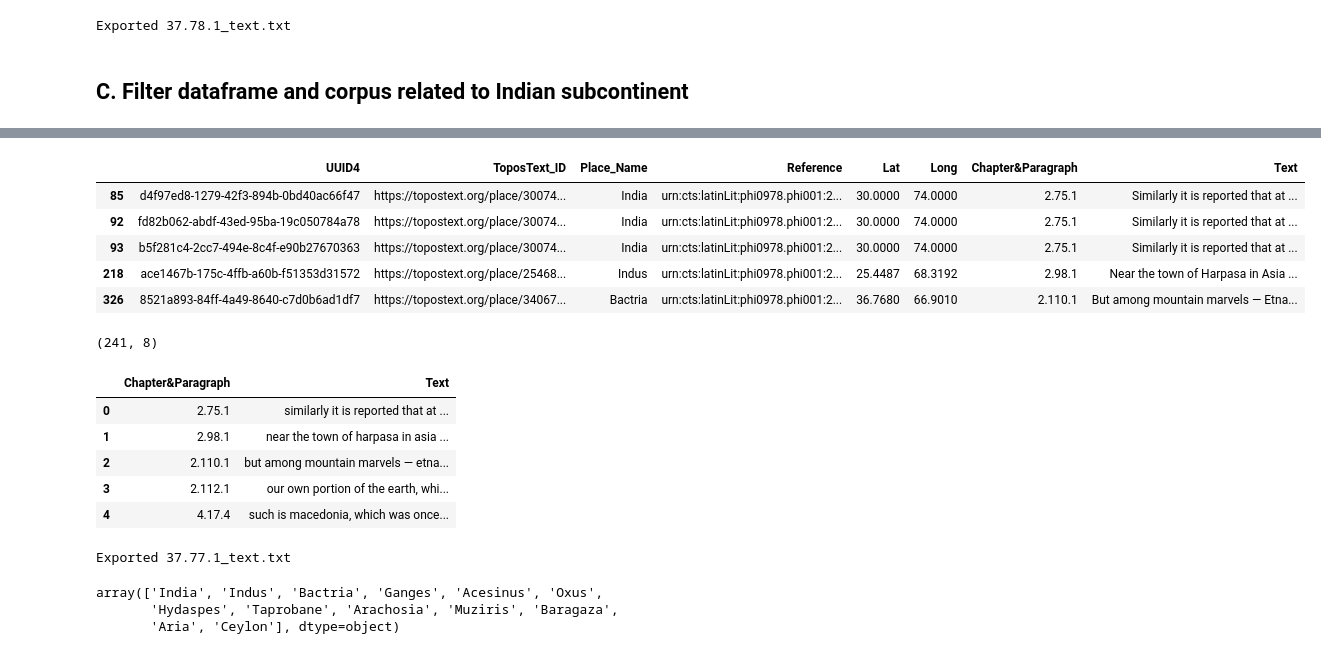
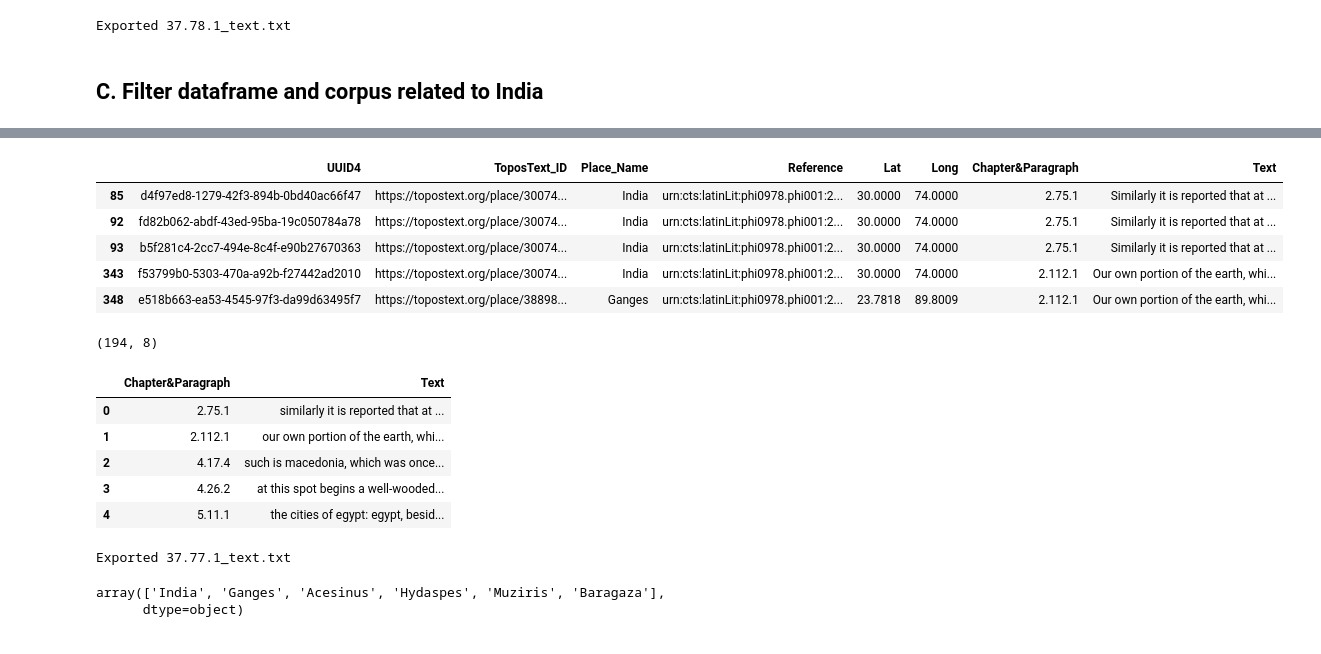
Before and after one commit to lizaodawn/NH_pilot, a Jupyter notebook: Natural History_corpus.ipynb, the cells around one changed output, grey strips where cells are left out. Cells and saved outputs as stored; diff of their text form; code cells hidden in the pictures.

```diff
--- a/Natural History_corpus.ipynb
+++ b/Natural History_corpus.ipynb
@@ -239,7 +239,7 @@ print(f"Exported {filename}")
 # %% [output]
 Exported 37.78.1_text.txt
 # %% [markdown]
-## C. Filter dataframe and corpus related to Indian subcontinent
+## C. Filter dataframe and corpus related to India
 # %%
 geotext_whole['Lat'] = geotext_whole['Lat'].astype(float)
 geotext_whole['Long'] = geotext_whole['Long'].astype(float)
@@ -255,28 +256,29 @@ Longitude:
 Westernmost point: Approximately 60.9 degrees East (located in the region of Gwadar in Pakistan)
 Easternmost point: Approximately 97.4 degrees East (located in the region of Kibithu in India)
 # %%
-# define the latitude and longitude ranges for Indian subcontinent
-lat_range = (5.5, 37.6)
-long_range = (60.9, 97.4)
+# define the latitude and longitude ranges for India
+
+lat_range = (8.4, 37.6)
+long_range = (68.7, 97.25)
 
 # create a boolean mask for filtering
 mask = (geotext_whole['Lat'].between(*lat_range)) & (geotext_whole['Long'].between(*long_range))
 
 # apply the mask to filter the dataframe
 geotext_india = geotext_whole[mask]
 
 geotext_india.head()
 # %% [output]
 |  | UUID4 | ToposText_ID | Place_Name | Reference | Lat | Long | Chapter&Paragraph | Text |
 | 85 | d4f97ed8-1279-42f3-894b-0bd40ac66f47 | https://topostext.org/place/30074... | India | urn:cts:latinLit:phi0978.phi001:2... | 30.0000 | 74.0000 | 2.75.1 | Similarly it is reported that at ... |
 | 92 | fd82b062-abdf-43ed-95ba-19c050784a78 | https://topostext.org/place/30074... | India | urn:cts:latinLit:phi0978.phi001:2... | 30.0000 | 74.0000 | 2.75.1 | Similarly it is reported that at ... |
 | 93 | b5f281c4-2cc7-494e-8c4f-e90b27670363 | https://topostext.org/place/30074... | India | urn:cts:latinLit:phi0978.phi001:2... | 30.0000 | 74.0000 | 2.75.1 | Similarly it is reported that at ... |
-| 218 | ace1467b-175c-4ffb-a60b-f51353d31572 | https://topostext.org/place/25468... | Indus | urn:cts:latinLit:phi0978.phi001:2... | 25.4487 | 68.3192 | 2.98.1 | Near the town of Harpasa in Asia ... |
-| 326 | 8521a893-84ff-4a49-8640-c7d0b6ad1df7 | https://topostext.org/place/34067... | Bactria | urn:cts:latinLit:phi0978.phi001:2... | 36.7680 | 66.9010 | 2.110.1 | But among mountain marvels — Etna... |
+| 343 | f53799b0-5303-470a-a92b-f27442ad2010 | https://topostext.org/place/30074... | India | urn:cts:latinLit:phi0978.phi001:2... | 30.0000 | 74.0000 | 2.112.1 | Our own portion of the earth, whi... |
+| 348 | e518b663-ea53-4545-97f3-da99d63495f7 | https://topostext.org/place/38898... | Ganges | urn:cts:latinLit:phi0978.phi001:2... | 23.7818 | 89.8009 | 2.112.1 | Our own portion of the earth, whi... |
 # %%
 geotext_india.shape
 # %% [output]
-(241, 8)
+(194, 8)
 # %%
 geotext_india.to_csv('geotext_indianregion.csv')
 # %%
@@ -288,10 +290,10 @@ india_corpus[:5]
 # %% [output]
 |  | Chapter&Paragraph | Text |
 | 0 | 2.75.1 | similarly it is reported that at ... |
-| 1 | 2.98.1 | near the town of harpasa in asia ... |
-| 2 | 2.110.1 | but among mountain marvels — etna... |
-| 3 | 2.112.1 | our own portion of the earth, whi... |
-| 4 | 4.17.4 | such is macedonia, which was once... |
+| 1 | 2.112.1 | our own portion of the earth, whi... |
+| 2 | 4.17.4 | such is macedonia, which was once... |
+| 3 | 4.26.2 | at this spot begins a well-wooded... |
+| 4 | 5.11.1 | the cities of egypt: egypt, besid... |
 # %%
 for _, row in india_corpus.iterrows():
     chapter_paragraph = row['Chapter&Paragraph']
@@ -311,6 +313,5 @@ Exported 37.77.1_text.txt
 distinct_places = geotext_india['Place_Name'].unique()
 distinct_places
 # %% [output]
-array(['India', 'Indus', 'Bactria', 'Ganges', 'Acesinus', 'Oxus',
-       'Hydaspes', 'Taprobane', 'Arachosia', 'Muziris', 'Baragaza',
-       'Aria', 'Ceylon'], dtype=object)
+array(['India', 'Ganges', 'Acesinus', 'Hydaspes', 'Muziris', 'Baragaza'],
+      dtype=object)
```
Also changed, not shown: parts of 1 cell of this notebook, 54 other files.
